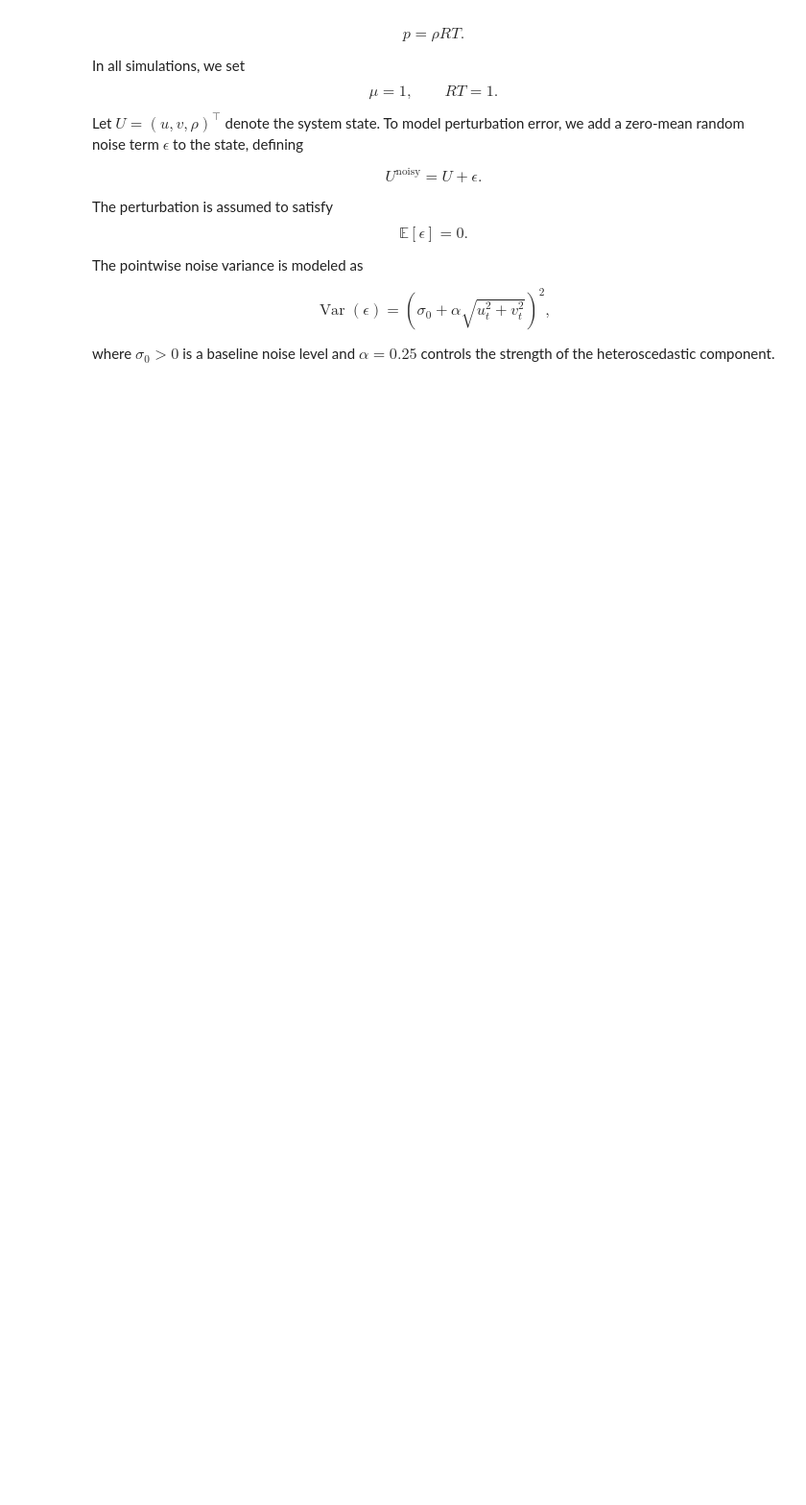
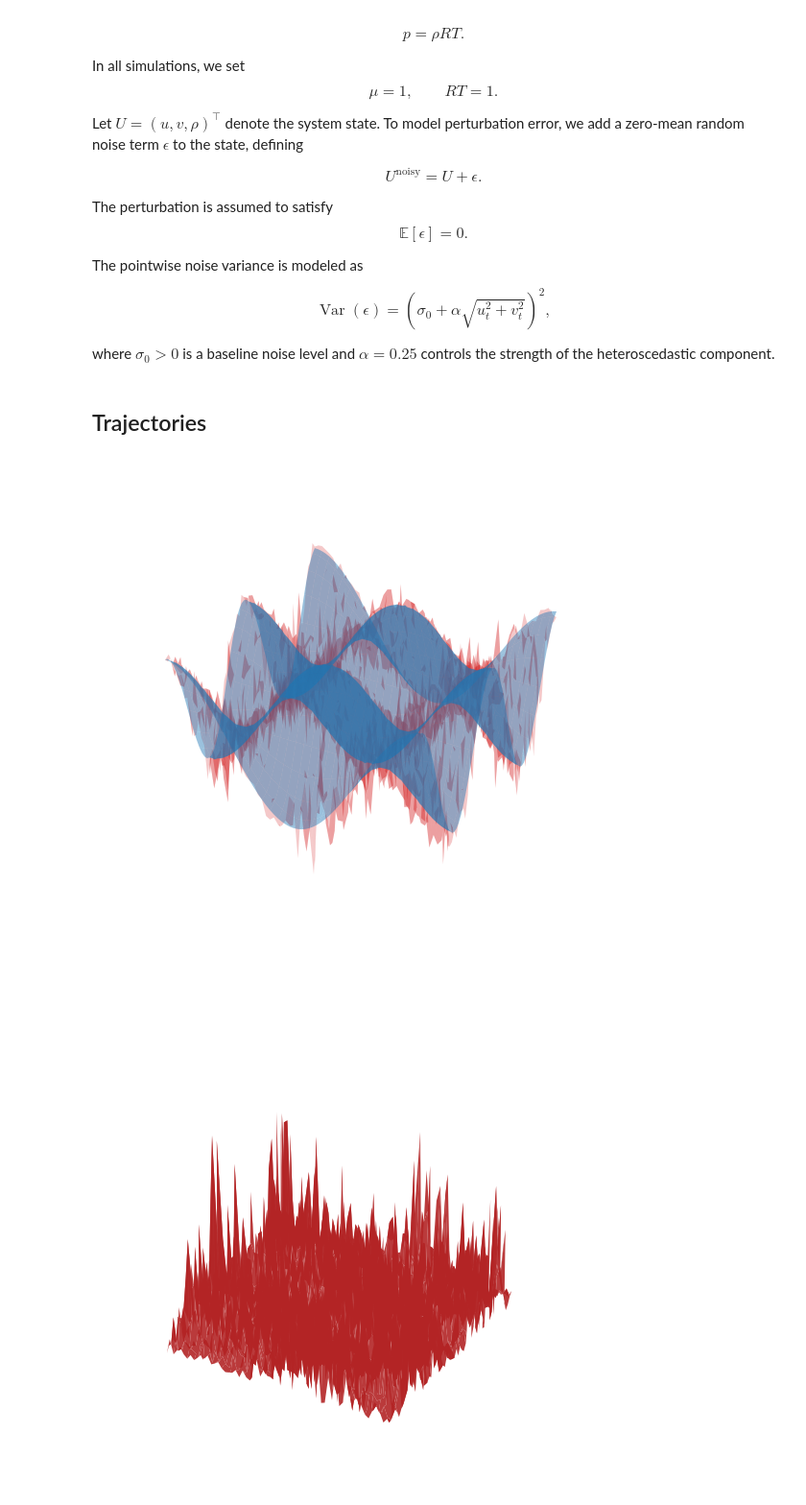
Before and after one commit to filippozacchei/WLS-Sindy, a Jupyter notebook: examples/isothermal_flow/part2.ipynb, the cells around one changed output. Shown at 96% size. Drawn from its saved outputs; the diff is of its cells as text; code cells hidden in the pictures; blank space fills up the shorter version.

```diff
--- a/examples/isothermal_flow/part2.ipynb
+++ b/examples/isothermal_flow/part2.ipynb
@@ -16,7 +16,7 @@ warnings.filterwarnings("ignore")
 sns.set(context="paper", style="white", font_scale=1.1)
 
 cfg = NSIsothermalIntraTrajectoryGLSConfig(
-    n_runs=25,          # lower this if the solver is too heavy
+    n_runs=5,          # lower this if the solver is too heavy
     N=64,
     Nt=1000,
     L=5.0,
@@ -82,6 +82,32 @@ $$
 $$
 
 where $\sigma_0 > 0$ is a baseline noise level and $\alpha = 0.25$ controls the strength of the heteroscedastic component.
+# %% [markdown]
+## Trajectories
+# %%
+from mfsindy.cases.isothermal_flow import generate_isothermal_ns_dataset
+from mfsindy.cases.isothermal_flow_plots import plot_trajectories_additive_noise, plot_residuals
+
+U_true, t_eval, grid = generate_isothermal_ns_dataset(
+    N=cfg.N,
+    Nt=cfg.Nt,
+    L=cfg.L,
+    T=cfg.T,
+    mu=cfg.mu,
+    RT=cfg.RT,
+    seed=0,
+    ic_type="taylor-green",
+)
+U_noisy = plot_trajectories_additive_noise(
+    grid=grid,
+    u_true=U_true,
+    alpha=cfg.alpha,
+    sigma0=cfg.sigma0,
+)
+plot_residuals(grid, U_true, U_noisy)
+# %% [output]
+[figure, added]
+[figure, added]
 # %%
 print(f"Running isothermal NS GLS experiment with {cfg.n_runs} runs.")
 df_errors_in_mem, L1_errors_in_mem, L0_errors_in_mem = run_ns_isothermal_intra_trajectory_gls_experiment(
```
Also changed, not shown: parts of 6 cells of this notebook, 8 other files.
